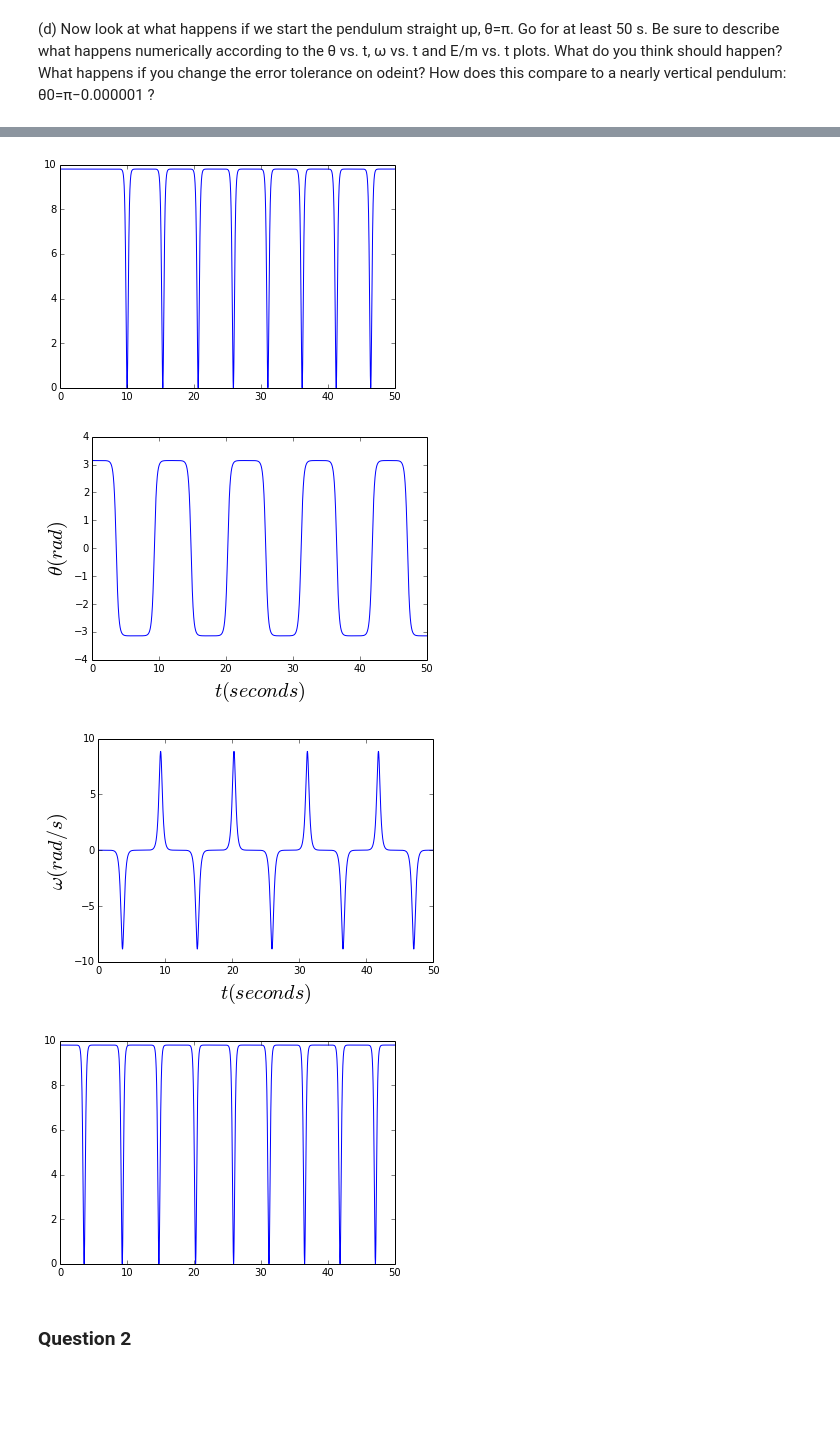
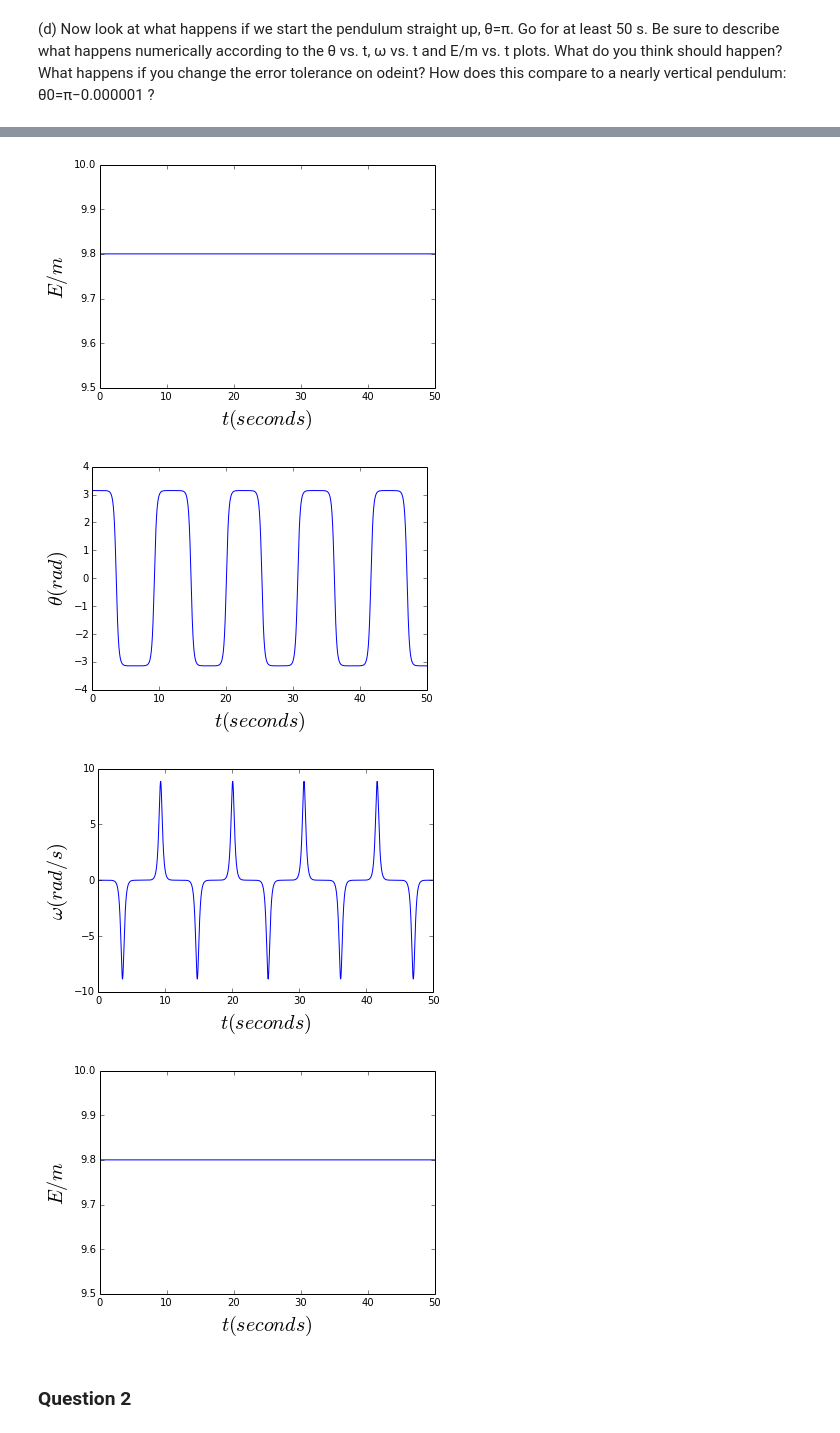
Before and after one commit to jareiter/PHYS202-S14, a Jupyter notebook: SciPy/ODEExercises.ipynb, the cells around one changed output, grey strips where cells are left out. Saved outputs shown, nothing was run; the diff lists cells and outputs as text; code cells hidden in the pictures; blank space fills up the shorter version.

```diff
--- a/SciPy/ODEExercises.ipynb
+++ b/SciPy/ODEExercises.ipynb
@@ -116,11 +117,14 @@ plt.ylabel(r'$\omega (rad/s)$',fontsize=20);
 
 omega = theta[:,1]
 Theta = theta[:,0]
-func = lambda omega,Theta : g*L*(1-np.cos(Theta) + (1/2)*(L**2)*(omega**2))
+func = lambda omega,Theta : g*L*(1.-np.cos(Theta)) + (1./2.)*(L**2.)*(omega**2.)
 Edm = func(omega,Theta)
 
 figure()
 plt.plot(t,Edm);
+plt.ylim(9.5,10)
+plt.xlabel(r'$t (seconds)$',fontsize=20);
+plt.ylabel(r'$E/m $',fontsize=20);
 
 
 theta0 = np.pi-0.000001
@@ -140,9 +144,12 @@ plt.ylabel(r'$\omega (rad/s)$',fontsize=20);
 
 omega = theta[:,1]
 Theta = theta[:,0]
-func = lambda omega,Theta : g*L*(1-np.cos(Theta) + (1/2)*(L**2)*(omega**2))
+func = lambda omega,Theta : g*L*(1.-np.cos(Theta)) + (1./2.)*(L**2.)*(omega**2.)
 Edm = func(omega,Theta)
 figure()
 plt.plot(t,Edm);
+plt.ylim(9.5,10)
+plt.xlabel(r'$t (seconds)$',fontsize=20);
+plt.ylabel(r'$E/m $',fontsize=20);
 plt.show()
 # %% [output]
@@ -151,7 +158,7 @@ plt.show()
-[figure, old version]
+[figure, new version]
-[figure, old version]
+[figure, new version]
-[figure, old version]
+[figure, new version]
-[figure, old version]
+[figure, new version]
 # %% [markdown]
 ### Question 2
 # %% [markdown]
```
Also changed, not shown: parts of 14 cells of this notebook.
